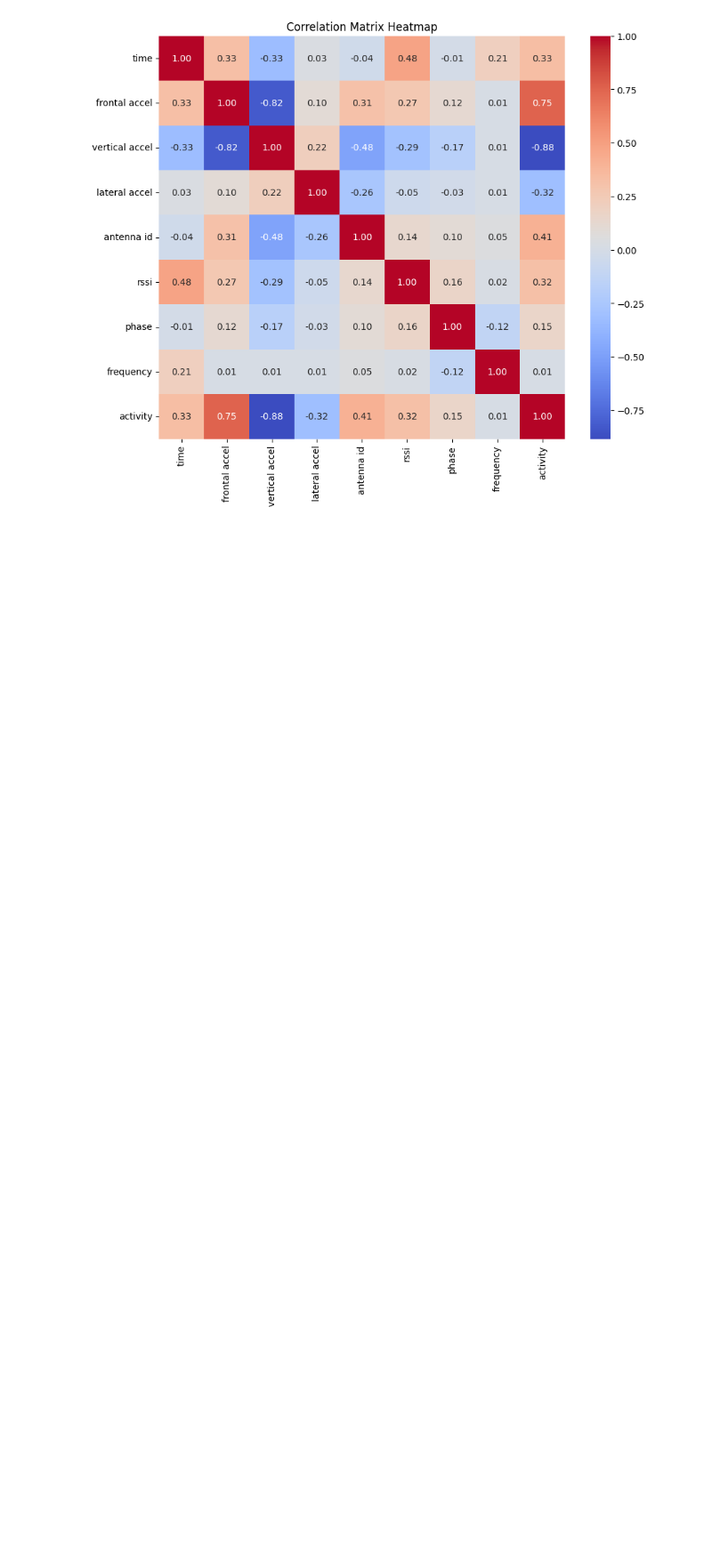
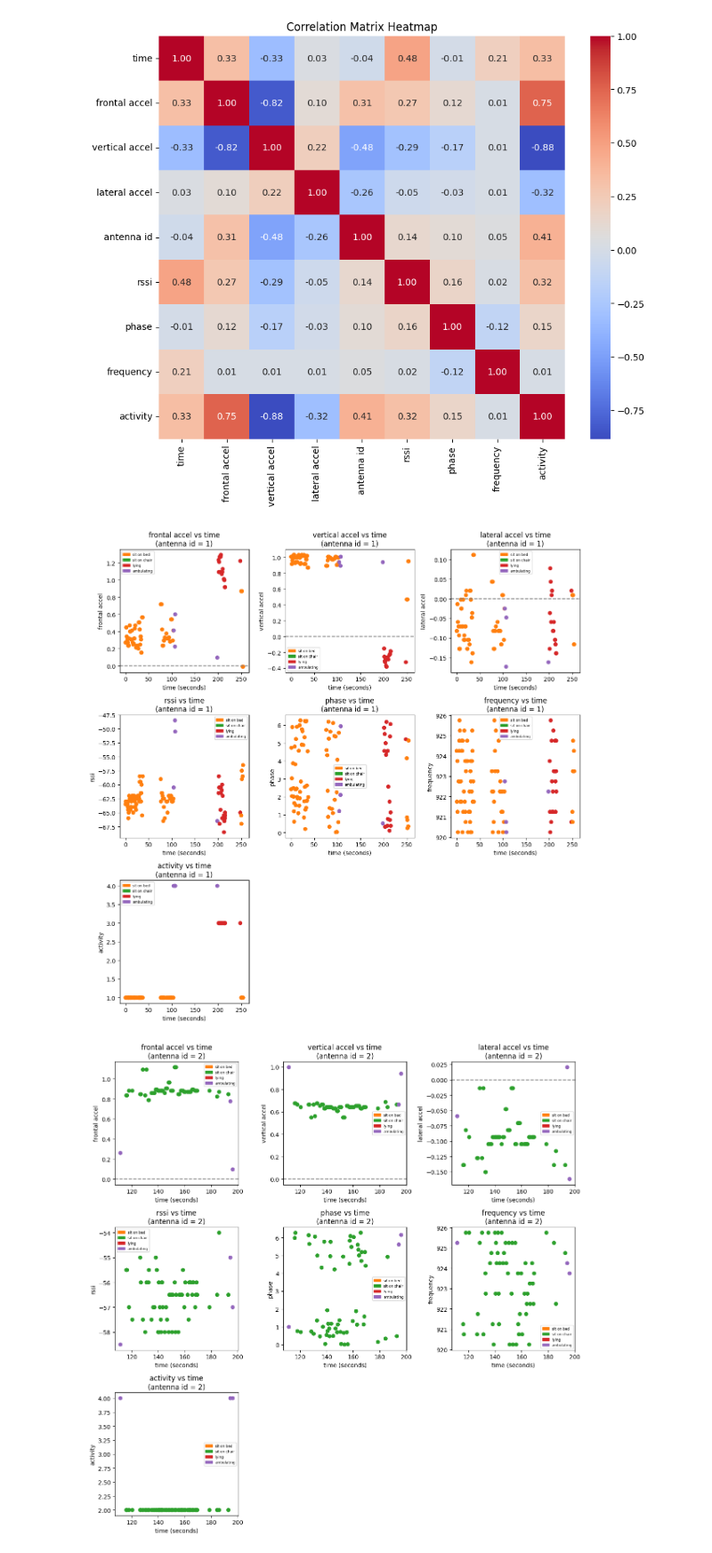
Before and after one commit to sofiacho/ECS171, a Jupyter notebook: notebook.ipynb, the cells around one changed output. Shown at 89% size. Drawn from its saved outputs; the diff is of its cells as text; code cells hidden in the pictures; blank space fills up the shorter version.

Commit message:
Added plots for each antenna

```diff
--- a/notebook.ipynb
+++ b/notebook.ipynb
@@ -81,3 +81,36 @@ plt.title('Correlation Matrix Heatmap')
 plt.show()
 # %% [output]
 [figure]
+# %%
+def plot_antenna(antenna_id):
+    df2 = df.loc[df['antenna id'] == antenna_id]
+
+    plt.figure(figsize=(12, 12))
+
+    index = 0
+    for name in df2.columns:
+        if name in ['time', 'antenna id']:
+            continue
+        index += 1
+        x = df2['time']
+        y = df2[name]
+
+        plt.subplot(3, 3, index)
+        plt.scatter(x, y, c=df2['activity'].map(colors))
+        plt.title(f"{name} vs time\n(antenna id = {antenna_id})")
+        plt.xlabel('time (seconds)')
+        plt.ylabel(name)
+        plt.legend(handles=legend, fontsize=6)
+        if 'accel' in name:
+            plt.axhline(y=0, color='gray', linestyle='--')
+
+    plt.tight_layout()
+    plt.show()
+
+plot_antenna(1)
+plot_antenna(2)
+plot_antenna(3)
+plot_antenna(4)
+# %% [output]
+[figure, added]
+[figure, added]
```
Also changed, not shown: parts of 1 cell of this notebook.
